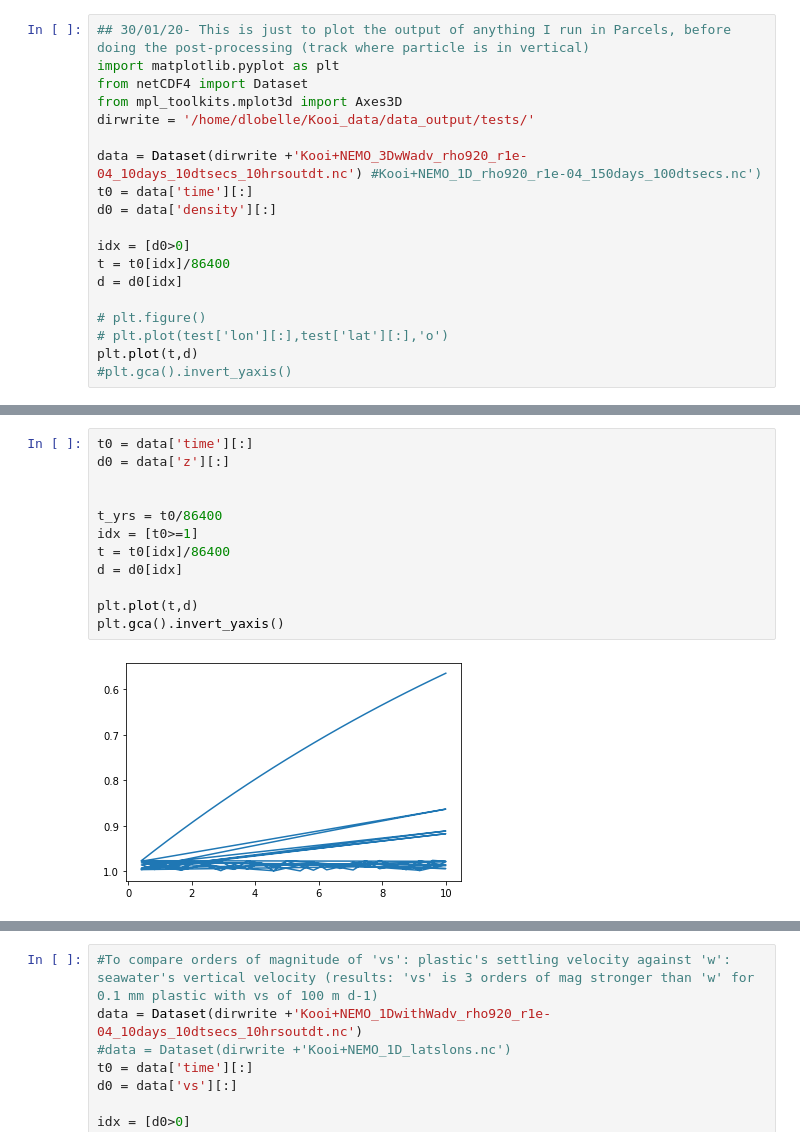
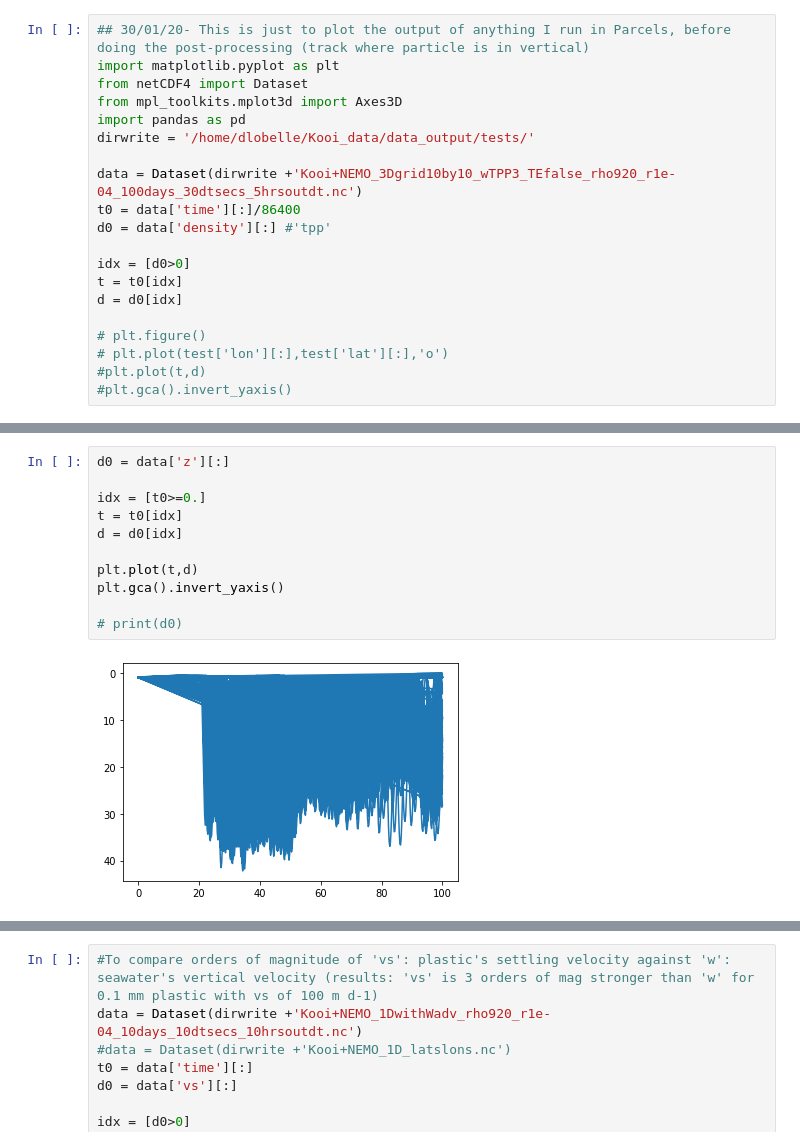
Before and after one commit to dlobelle/TOPIOS, a Jupyter notebook: scripts/plots_before_post-process.ipynb, the cells around one changed output, grey strips where cells are left out. Saved outputs shown, nothing was run; the diff lists cells and outputs as text.

Commit message:
cleaner 3D script to save vars for diff size and density on 10x10grid release

```diff
--- a/scripts/plots_before_post-process.ipynb
+++ b/scripts/plots_before_post-process.ipynb
@@ -3,17 +3,18 @@
 import matplotlib.pyplot as plt
 from netCDF4 import Dataset
 from mpl_toolkits.mplot3d import Axes3D
+import pandas as pd
 dirwrite = '/home/dlobelle/Kooi_data/data_output/tests/'
 
-data = Dataset(dirwrite +'Kooi+NEMO_3DwWadv_rho920_r1e-04_10days_10dtsecs_10hrsoutdt.nc') #Kooi+NEMO_1D_rho920_r1e-04_150days_100dtsecs.nc')
-t0 = data['time'][:]
-d0 = data['density'][:]
+data = Dataset(dirwrite +'Kooi+NEMO_3Dgrid10by10_wTPP3_TEfalse_rho920_r1e-04_100days_30dtsecs_5hrsoutdt.nc')
+t0 = data['time'][:]/86400
+d0 = data['density'][:] #'tpp'
 
 idx = [d0>0]
-t = t0[idx]/86400
+t = t0[idx]
 d = d0[idx]
 
 # plt.figure()
 # plt.plot(test['lon'][:],test['lat'][:],'o')
-plt.plot(t,d)
+#plt.plot(t,d)
 #plt.gca().invert_yaxis()
@@ -23,15 +21,14 @@ plt.plot(t,d)
 # %%
-t0 = data['time'][:]
 d0 = data['z'][:]
 
-
-t_yrs = t0/86400
-idx = [t0>=1]
-t = t0[idx]/86400
+idx = [t0>=0.]
+t = t0[idx]
 d = d0[idx]
 
 plt.plot(t,d)
 plt.gca().invert_yaxis()
+
+# print(d0)
 # %% [output]
-[figure, old version]
+[figure, new version]
 # %%
```
Also changed, not shown: parts of 4 cells of this notebook, 5 other files.
